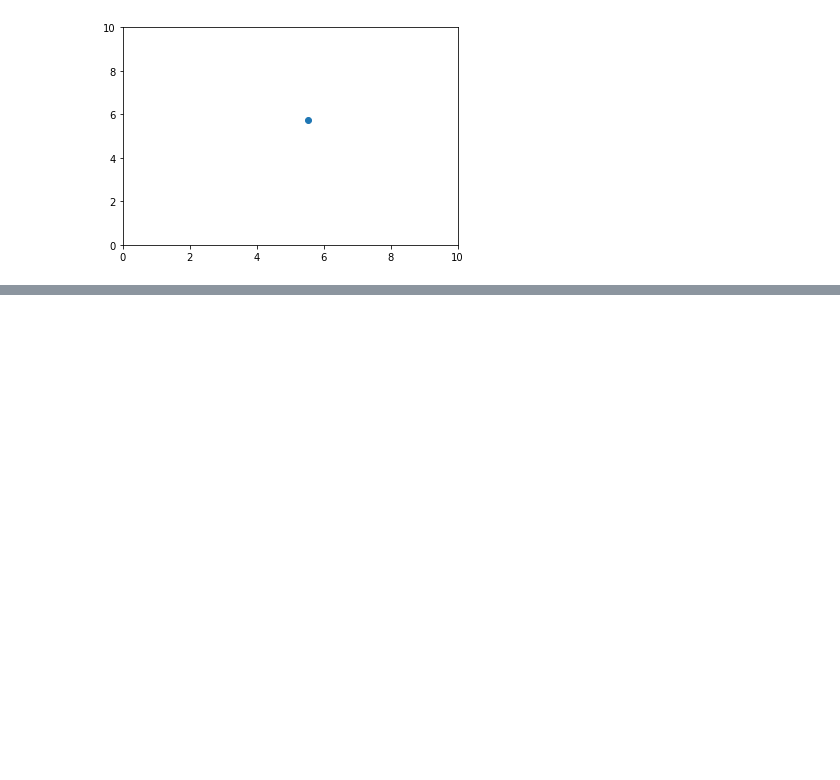
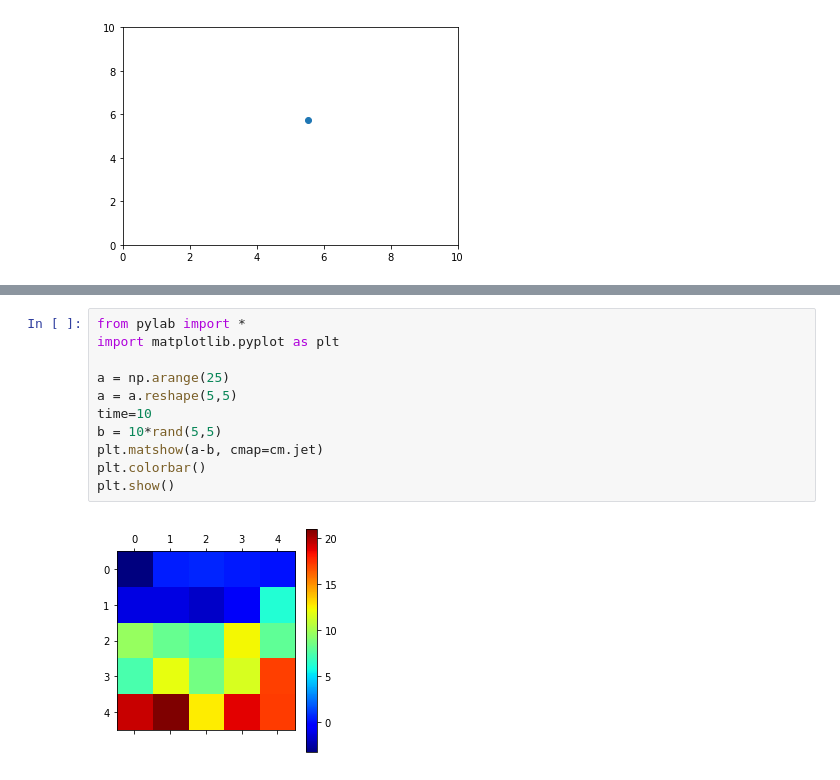
Before and after one commit to Creison-Maique/MultiAnodePMT, a Jupyter notebook: BC1/notebooks/teste.ipynb, the cells around one changed output, grey strips where cells are left out. Saved outputs shown, nothing was run; the diff lists cells and outputs as text; blank space fills up the shorter version.

```diff
--- a/BC1/notebooks/teste.ipynb
+++ b/BC1/notebooks/teste.ipynb
@@ -93,0 +94,13 @@ plt.show()
+# %%
+from pylab import *
+import matplotlib.pyplot as plt
+
+a = np.arange(25)
+a = a.reshape(5,5)
+time=10
+b = 10*rand(5,5)
+plt.matshow(a-b, cmap=cm.jet)
+plt.colorbar()
+plt.show()
+# %% [output]
+[figure, added]
```
Also changed, not shown: parts of 6 cells of this notebook, 1 other file.
